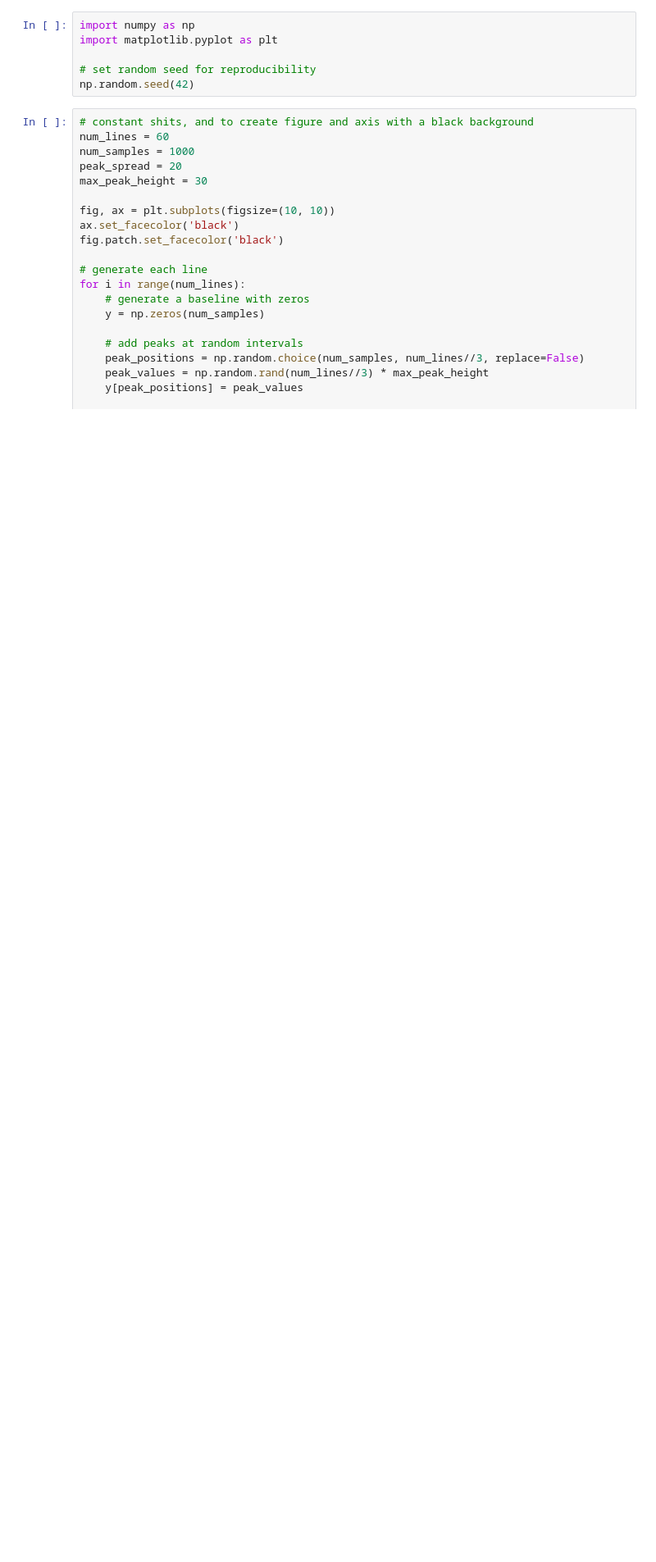
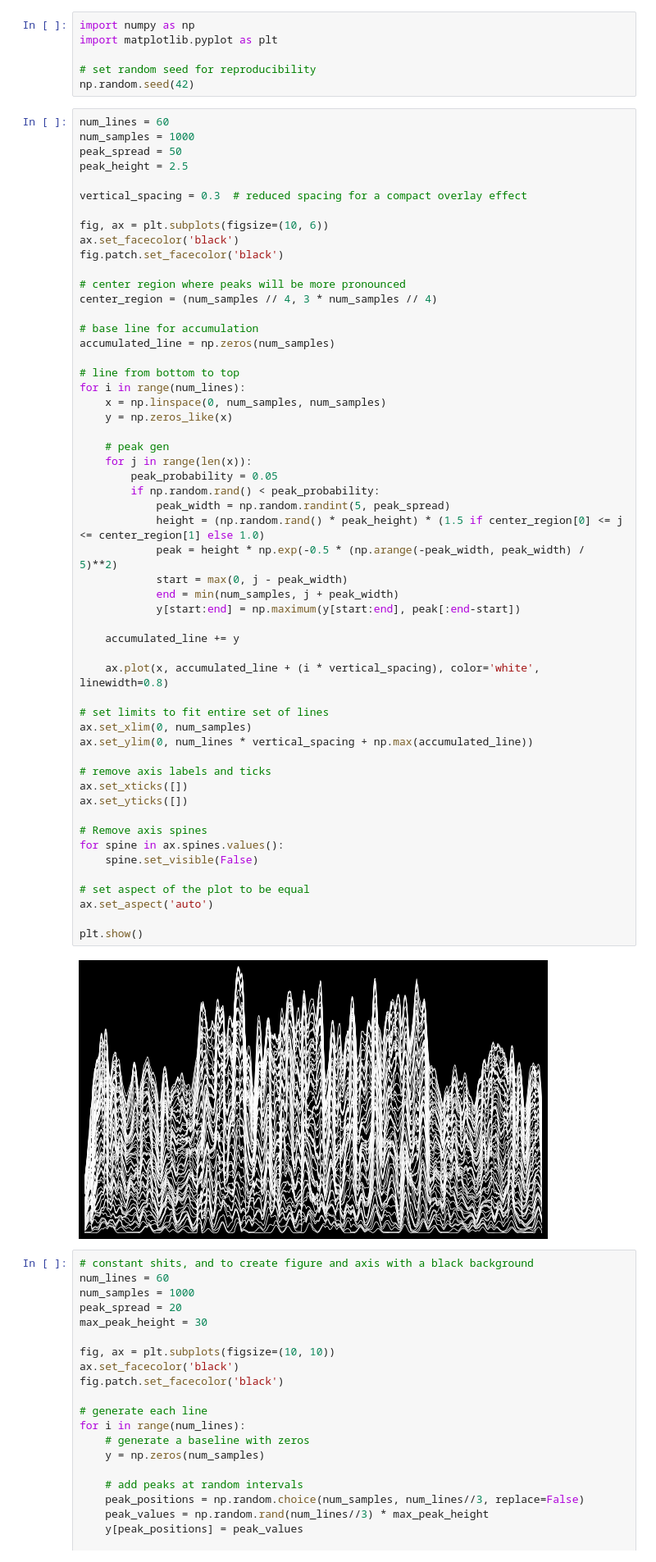
Before and after one commit to xjpa/unknownpleasures, a Jupyter notebook: unknown_pleasures.ipynb, the cells around one changed output. Shown at 82% size. Drawn from its saved outputs; the diff is of its cells as text; blank space fills up the shorter version.

```diff
--- a/unknown_pleasures.ipynb
+++ b/unknown_pleasures.ipynb
@@ -4,6 +4,62 @@ import matplotlib.pyplot as plt
 
 # set random seed for reproducibility
 np.random.seed(42)
+# %%
+num_lines = 60
+num_samples = 1000
+peak_spread = 50
+peak_height = 2.5
+
+vertical_spacing = 0.3  # reduced spacing for a compact overlay effect
+
+fig, ax = plt.subplots(figsize=(10, 6))
+ax.set_facecolor('black')
+fig.patch.set_facecolor('black')
+
+# center region where peaks will be more pronounced
+center_region = (num_samples // 4, 3 * num_samples // 4)
+
+# base line for accumulation
+accumulated_line = np.zeros(num_samples)
+
+# line from bottom to top
+for i in range(num_lines):
+    x = np.linspace(0, num_samples, num_samples)
+    y = np.zeros_like(x)
+
+    # peak gen
+    for j in range(len(x)):
+        peak_probability = 0.05
+        if np.random.rand() < peak_probability:
+            peak_width = np.random.randint(5, peak_spread)
+            height = (np.random.rand() * peak_height) * (1.5 if center_region[0] <= j <= center_region[1] else 1.0)
+            peak = height * np.exp(-0.5 * (np.arange(-peak_width, peak_width) / 5)**2)
+            start = max(0, j - peak_width)
+            end = min(num_samples, j + peak_width)
+            y[start:end] = np.maximum(y[start:end], peak[:end-start])
+
+    accumulated_line += y
+
+    ax.plot(x, accumulated_line + (i * vertical_spacing), color='white', linewidth=0.8)
+
+# set limits to fit entire set of lines
+ax.set_xlim(0, num_samples)
+ax.set_ylim(0, num_lines * vertical_spacing + np.max(accumulated_line))
+
+# remove axis labels and ticks
+ax.set_xticks([])
+ax.set_yticks([])
+
+# Remove axis spines
+for spine in ax.spines.values():
+    spine.set_visible(False)
+
+# set aspect of the plot to be equal
+ax.set_aspect('auto')
+
+plt.show()
+# %% [output]
+[figure, added]
 # %%
 # constant shits, and to create figure and axis with a black background
 num_lines = 60
```
Also changed, not shown: parts of 2 cells of this notebook, 4 other files.
